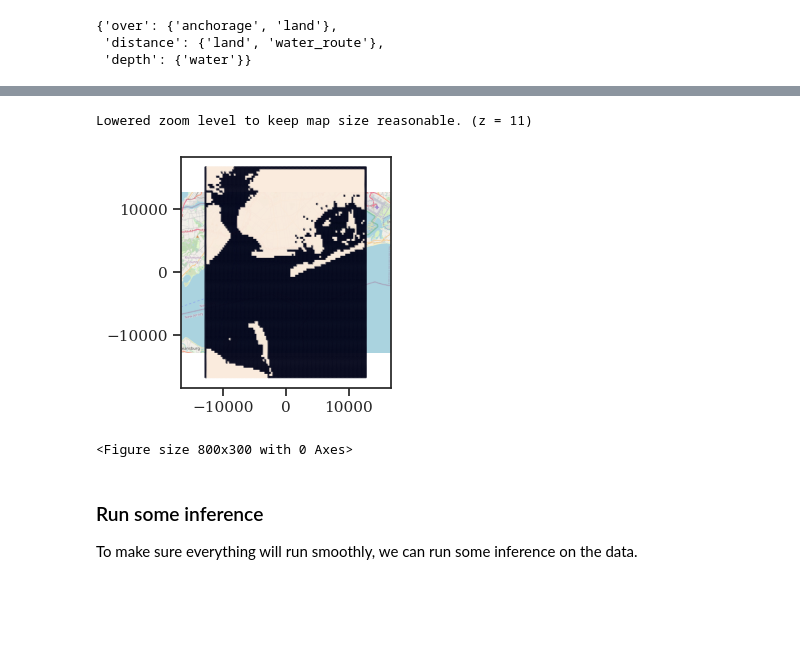
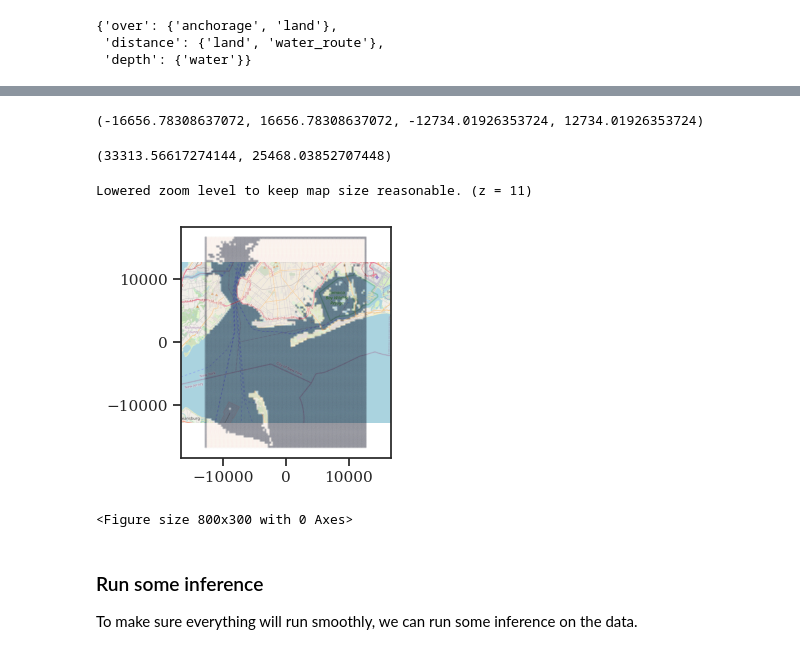
Before and after one commit to HRI-EU/ProMis, a Jupyter notebook: examples/cofi-maritime.ipynb, the cells around one changed output, grey strips where cells are left out. Saved outputs shown, nothing was run; the diff lists cells and outputs as text; code cells hidden in the pictures; blank space fills up the shorter version.

```diff
--- a/examples/cofi-maritime.ipynb
+++ b/examples/cofi-maritime.ipynb
@@ -290,12 +295,20 @@ Lowered zoom level to keep map size reasonable. (z = 11)
 <Figure size 800x300 with 0 Axes>
+# %%
+relation.parameters.extent()
+# %% [output]
+(-16656.78308637072, 16656.78308637072, -12734.01926353724, 12734.01926353724)
+# %%
+relation.parameters.dimensions
+# %% [output]
+(33313.56617274144, 25468.03852707448)
 # %%
 relation = star_map.get("over", "land")
-relation.parameters.scatter(vmin=0, s=0.1)
+relation.parameters.scatter(vmin=0, s=0.1, alpha=0.2)
 plt.show()
 plt.clf()
 # %% [output]
 Lowered zoom level to keep map size reasonable. (z = 11)
-[figure, old version]
+[figure, new version]
 <Figure size 800x300 with 0 Axes>
 # %%
 folder = output_folder / "relations"
```
Also changed, not shown: parts of 15 cells of this notebook, 4 other files.
